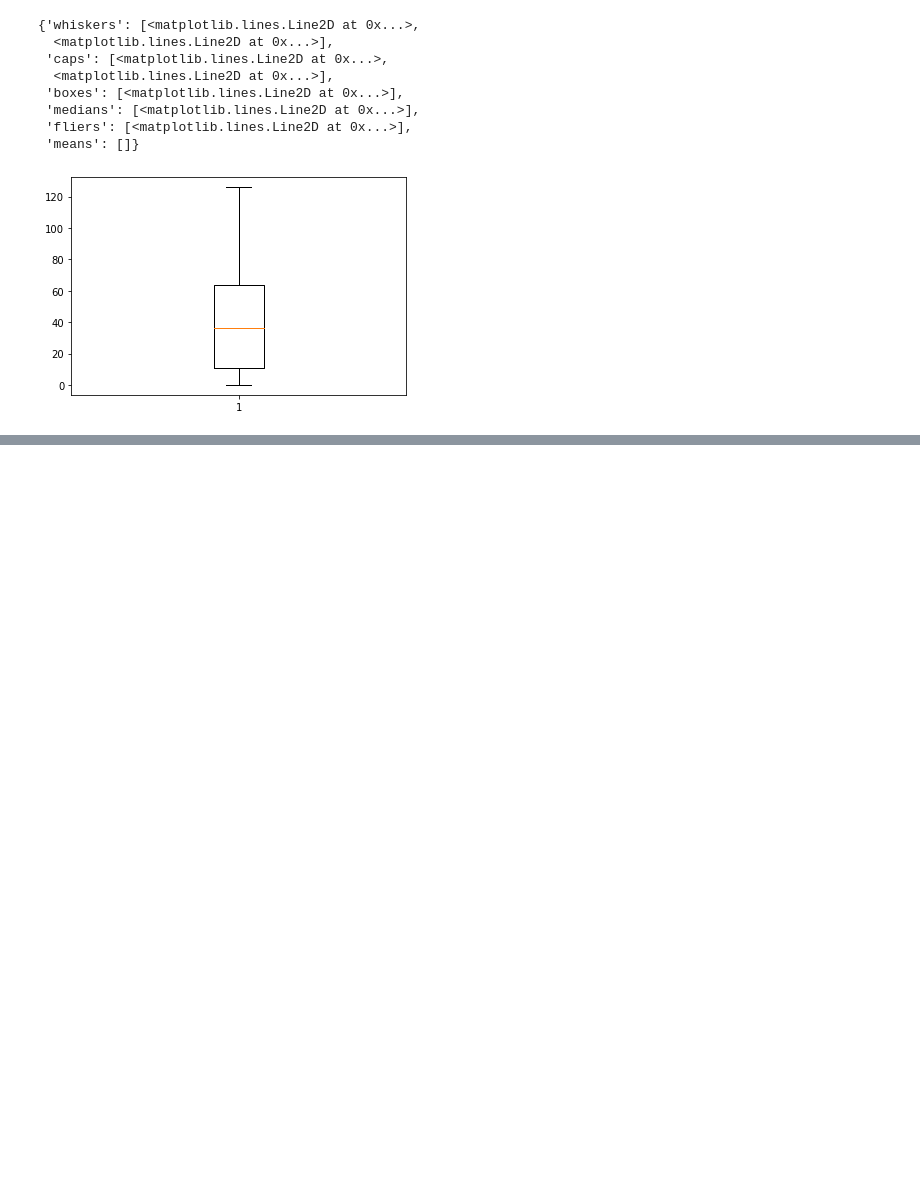
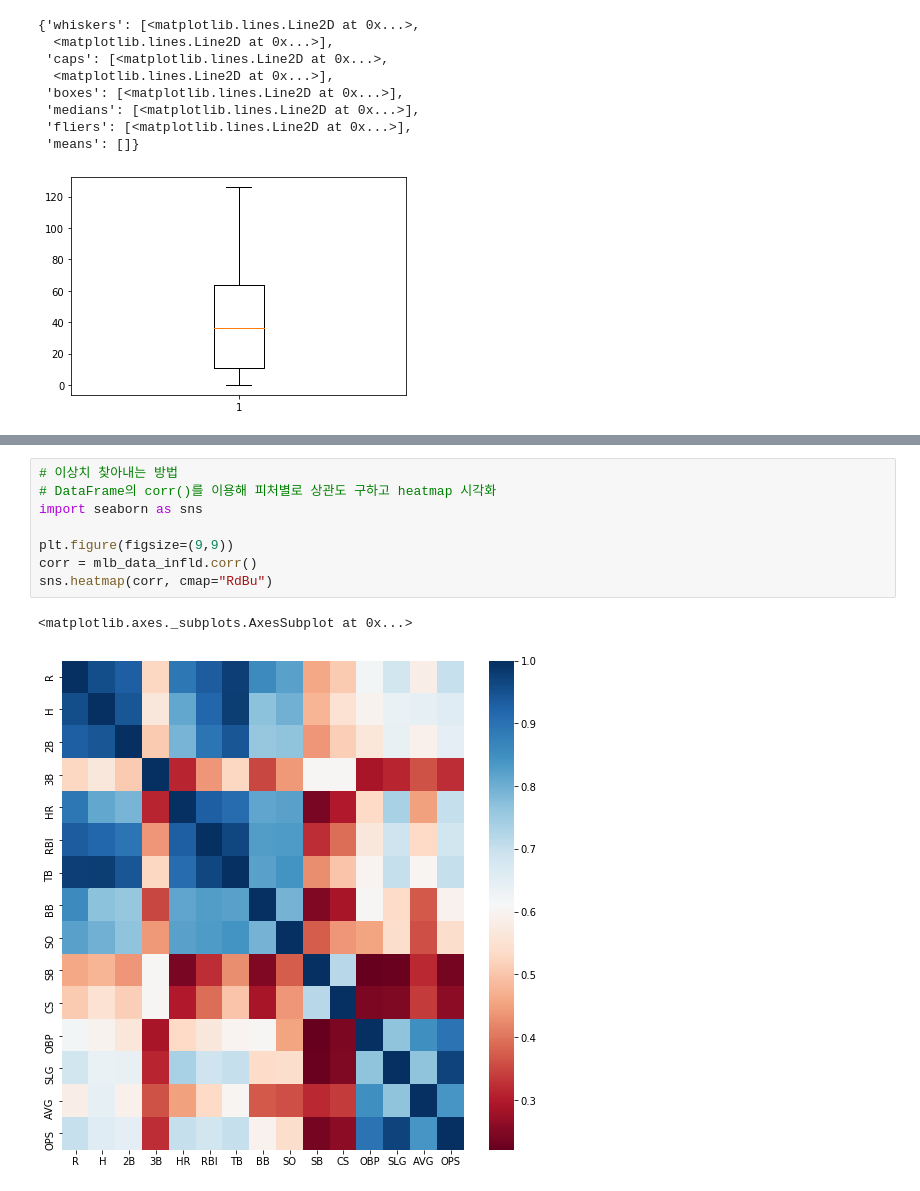
Before and after one commit to tenjumh/Practice, a Jupyter notebook: Predict_MLB_player_position/Practice_MLB_player_position_predict_with_machine_learning_ver1.ipynb, the cells around one changed output, grey strips where cells are left out. Cells and saved outputs as stored; diff of their text form; blank space fills up the shorter version.

```diff
--- a/Predict_MLB_player_position/Practice_MLB_player_position_predict_with_machine_learning_ver1.ipynb
+++ b/Predict_MLB_player_position/Practice_MLB_player_position_predict_with_machine_learning_ver1.ipynb
@@ -446,0 +469,11 @@ plt.boxplot(mlb_data_infld["RBI"])
+# %%
+# 이상치 찾아내는 방법
+# DataFrame의 corr()를 이용해 피처별로 상관도 구하고 heatmap 시각화
+import seaborn as sns
+
+plt.figure(figsize=(9,9))
+corr = mlb_data_infld.corr()
+sns.heatmap(corr, cmap="RdBu")
+# %% [output]
+<matplotlib.axes._subplots.AxesSubplot at 0x...>
+[figure, added]
```
Also changed, not shown: parts of 25 cells of this notebook, 11 other files.
